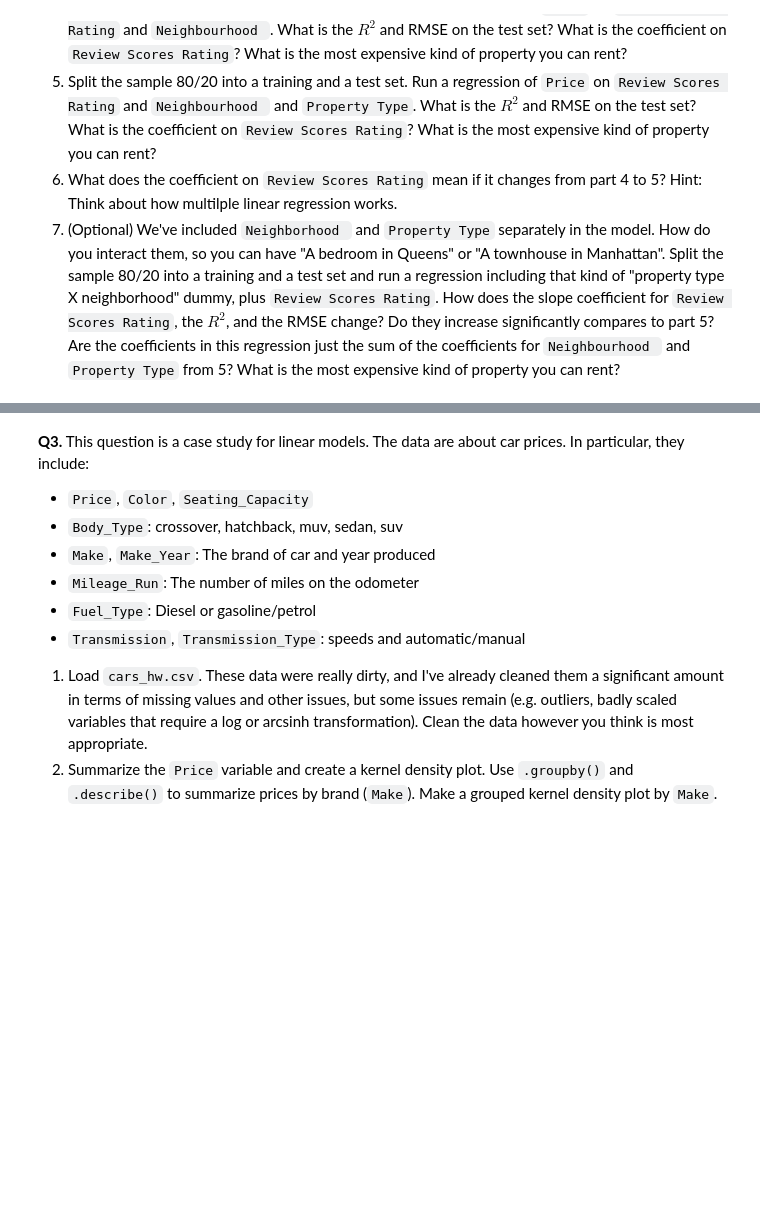
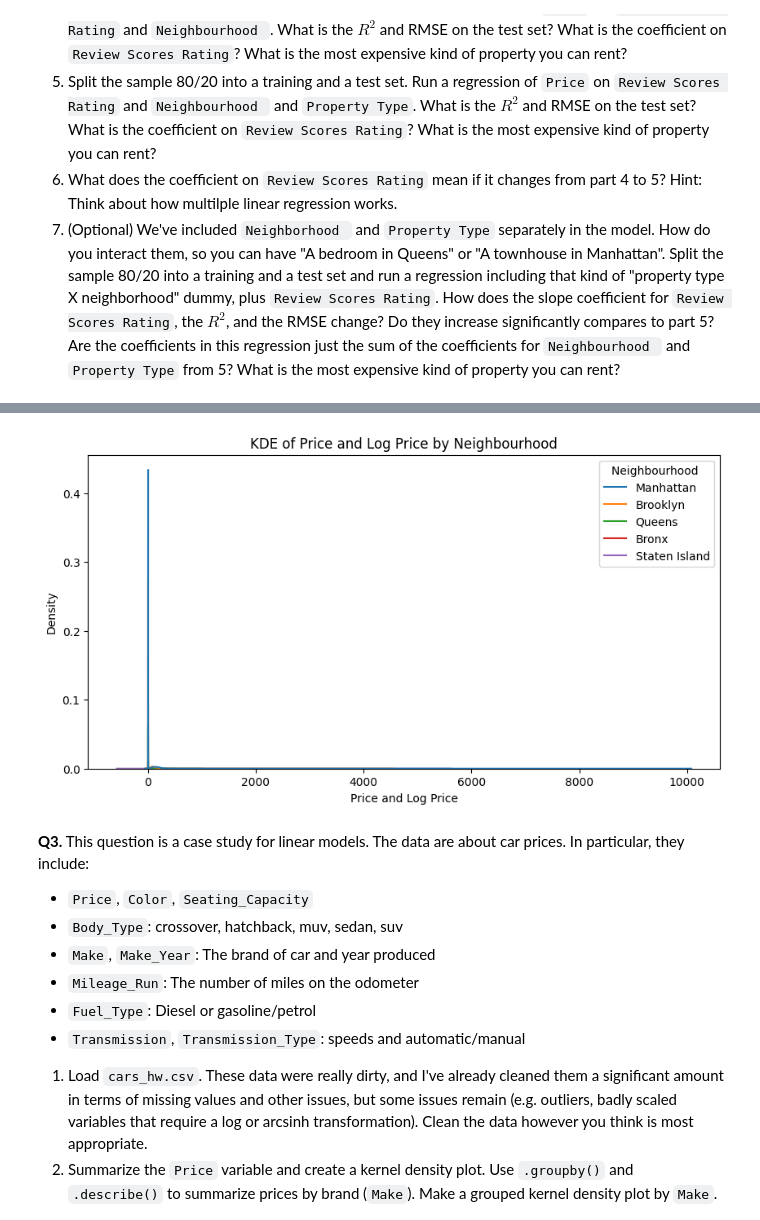
Before and after one commit to aileenkent/linearModels, a Jupyter notebook: assignment/assignment.ipynb, the cells around one changed output, grey strips where cells are left out. Cells and saved outputs as stored; diff of their text form; code cells hidden in the pictures; blank space fills up the shorter version.

```diff
--- a/assignment/assignment.ipynb
+++ b/assignment/assignment.ipynb
@@ -44,3 +130,15 @@
+# %%
+plt.figure(figsize=(10,6))
+
+sns.kdeplot(data=house_data, x='Price', hue='Neighbourhood ', fill=False)
+sns.kdeplot(data=house_data, x='log_price', hue='Neighbourhood ', fill=False)
+
+plt.title('KDE of Price and Log Price by Neighbourhood')
+plt.xlabel('Price and Log Price')
+plt.ylabel('Density')
+plt.show()
+# %% [output]
+[figure, added]
 # %% [markdown]
 **Q3.** This question is a case study for linear models. The data are about car prices. In particular, they include:
 
```
Also changed, not shown: parts of 12 cells of this notebook.
